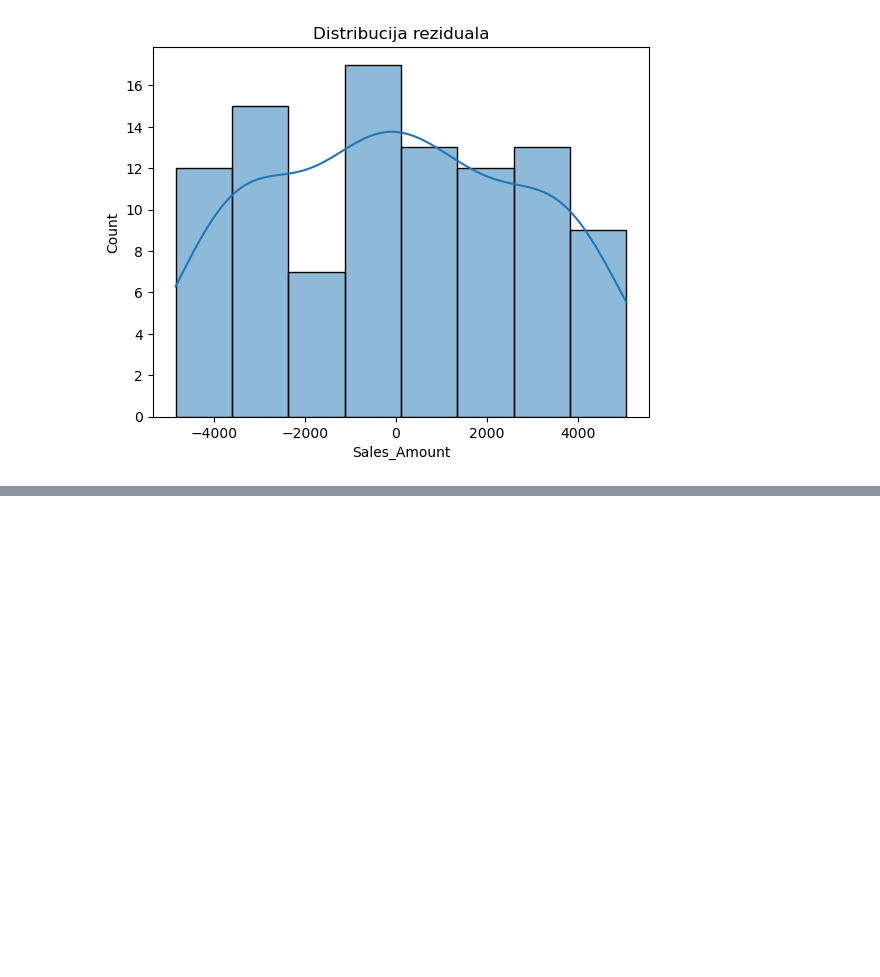
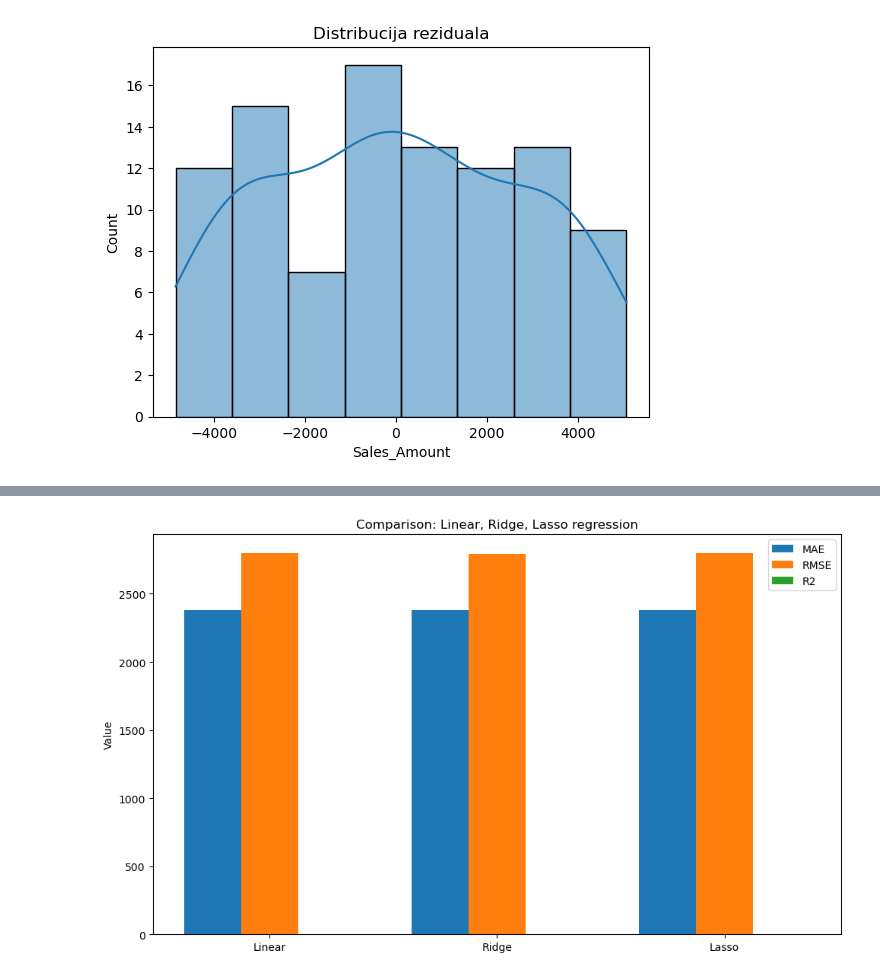
Before and after one commit to estrin00/diplomski, a Jupyter notebook: ml.ipynb, the cells around one changed output, grey strips where cells are left out. Drawn from its saved outputs; the diff is of its cells as text; code cells hidden in the pictures; blank space fills up the shorter version.

```diff
--- a/ml.ipynb
+++ b/ml.ipynb
@@ -107,0 +222,10 @@ plt.show()
+# %%
+X_train, X_test, y_train, y_test = train_test_split(X, y, test_size=0.2, random_state=42)
+
+model.fit(X_train, y_train)
+
+y_pred = model.predict(X_test)
+
+print("MAE :", mean_absolute_error(y_test, y_pred))
+print("RMSE:", np.sqrt(mean_squared_error(y_test, y_pred)))
+print("R²  :", r2_score(y_test, y_pred))
@@ -107,0 +267,6 @@ plt.show()
+# %%
+y_pred = model.predict(X_test)
+
+# real vs predicted values
+for real, pred in zip(y_test[:10], y_pred[:10]):
+    print(f"Real value: {real:.2f} | Prediction: {pred:.2f}")
@@ -107,0 +286,75 @@ plt.show()
+# %%
+# Lidge + Lasso Regression
+import pandas as pd
+import numpy as np
+import matplotlib.pyplot as plt
+from sklearn.model_selection import train_test_split
+from sklearn.linear_model import LinearRegression, Ridge, Lasso
+from sklearn.preprocessing import OneHotEncoder
+from sklearn.compose import ColumnTransformer
+from sklearn.pipeline import Pipeline
+from sklearn.metrics import mean_absolute_error, mean_squared_error, r2_score
+
+df = pd.read_csv("sales_data.csv")
+df = df[df['Sales_Channel'] == 'Online'].copy()
+df = df.drop(columns=['Sales_Channel', 'Product_ID', 'Sale_Date', 'Region_and_Sales_Rep'])
+df = df.dropna()
+
+X = df.drop('Sales_Amount', axis=1)
+y = df['Sales_Amount']
+
+numerical = X.select_dtypes(include=['int64', 'float64']).columns.tolist()
+categorical = X.select_dtypes(include=['object']).columns.tolist()
+
+preprocessor = ColumnTransformer(
+    transformers=[
+        ('num', 'passthrough', numerical),
+        ('cat', OneHotEncoder(handle_unknown='ignore'), categorical)
+    ])
+
+X_train, X_test, y_train, y_test = train_test_split(X, y, test_size=0.2, random_state=42)
+
+models = {
+    'Linear': LinearRegression(),
+    'Ridge': Ridge(alpha=1.0),
+    'Lasso': Lasso(alpha=0.1)  # alpha možeš prilagoditi
+}
+
+results = {}
+
+for name, reg in models.items():
+    pipeline = Pipeline([
+        ('preprocessor', preprocessor),
+        ('regressor', reg)
+    ])
+    pipeline.fit(X_train, y_train)
+    y_pred = pipeline.predict(X_test)
+
+    mae = mean_absolute_error(y_test, y_pred)
+    rmse = np.sqrt(mean_squared_error(y_test, y_pred))
+    r2 = r2_score(y_test, y_pred)
+
+    results[name] = {'MAE': mae, 'RMSE': rmse, 'R2': r2}
+
+    print(f"📌 {name} regression")
+    print(f"MAE : {mae:.2f}")
+    print(f"RMSE: {rmse:.2f}")
+    print(f"R²  : {r2:.4f}\n")
+
+metrics = ['MAE', 'RMSE', 'R2']
+x = np.arange(len(models))  # [0, 1, 2]
+width = 0.25
+
+fig, ax = plt.subplots(figsize=(10, 6))
+for i, metric in enumerate(metrics):
+    values = [results[model][metric] for model in models]
+    ax.bar(x + i * width, values, width=width, label=metric)
+
+ax.set_xticks(x + width)
+ax.set_xticklabels(models.keys())
+ax.set_ylabel("Value")
+ax.set_title("Comparison: Linear, Ridge, Lasso regression")
+ax.legend()
+plt.tight_layout()
+plt.show()
+# %% [output]
@@ -107,0 +375 @@ plt.show()
+[figure, added]
```
Also changed, not shown: parts of 20 cells of this notebook.
